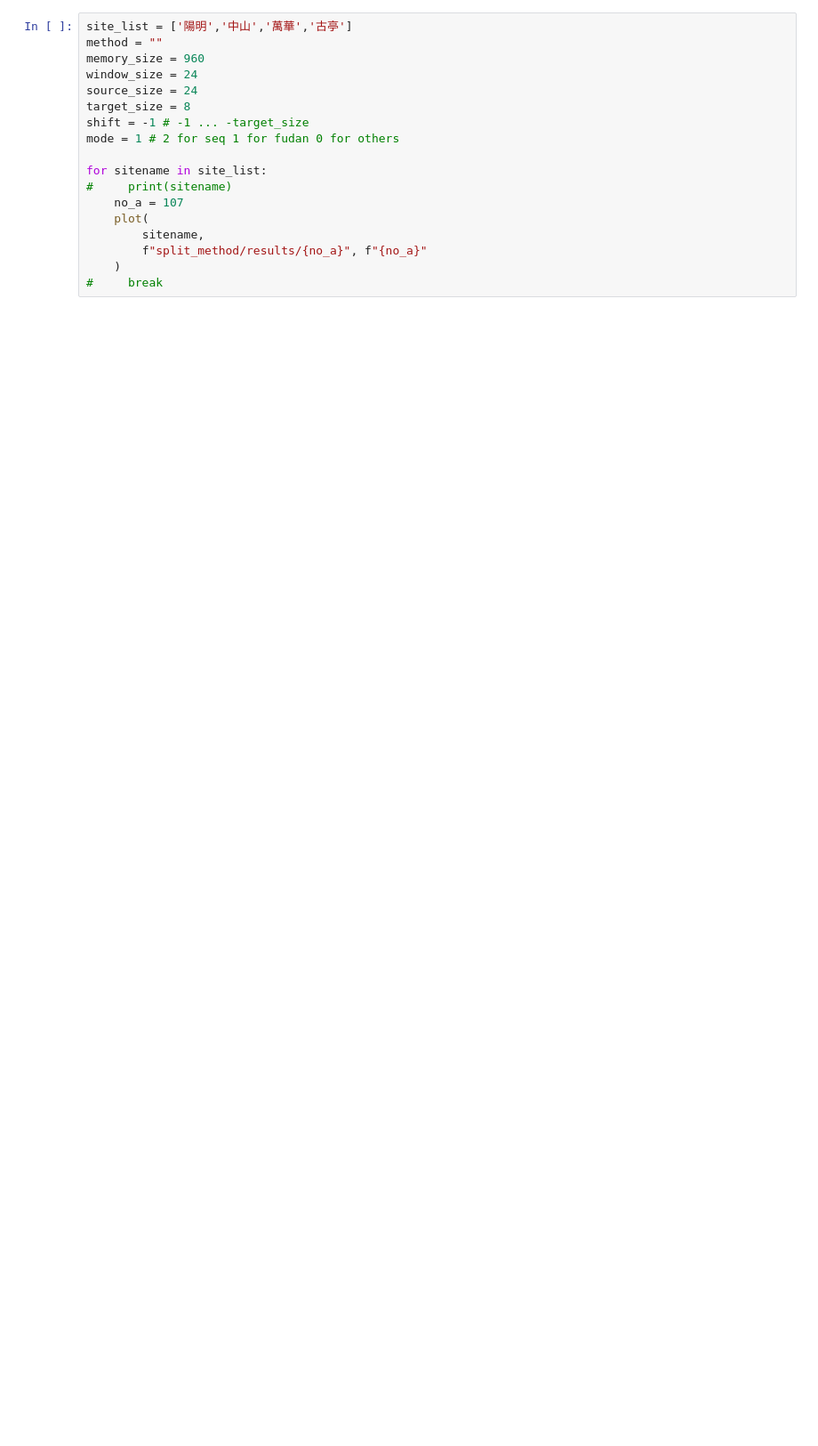
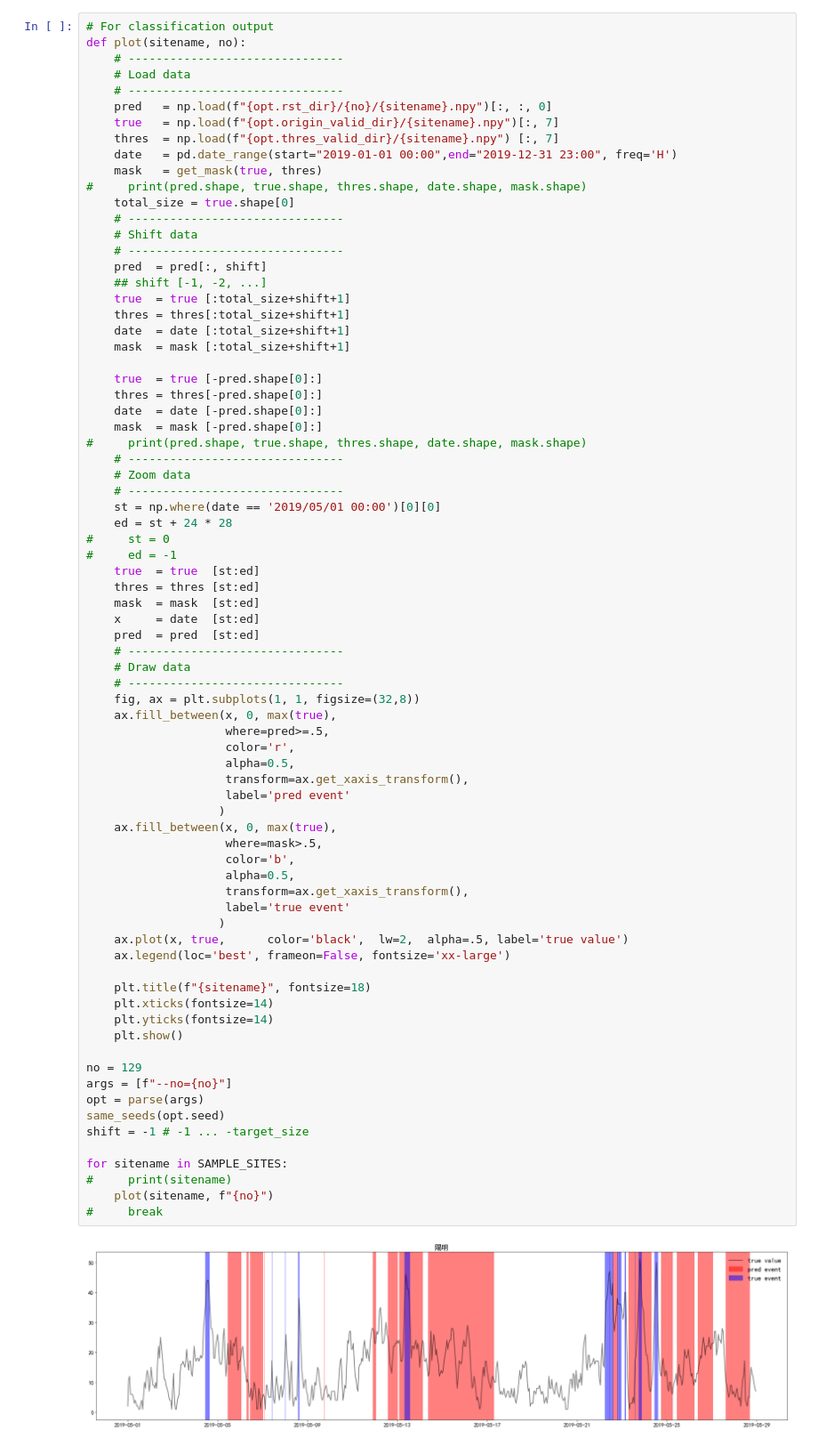
Before and after one commit to archiexdex/pm25_research, a Jupyter notebook: result_visualisation.ipynb, the cells around one changed output. Shown at 89% size. Drawn from its saved outputs; the diff is of its cells as text; blank space fills up the shorter version.

```diff
--- a/result_visualisation.ipynb
+++ b/result_visualisation.ipynb
@@ -135,18 +55,78 @@ thres_path  = "data/thres/valid"
-# %%
-site_list = ['陽明','中山','萬華','古亭']
-method = ""
-memory_size = 960
-window_size = 24
-source_size = 24
-target_size = 8
-shift = -1 # -1 ... -target_size
-mode = 1 # 2 for seq 1 for fudan 0 for others
-
-for sitename in site_list:
-#     print(sitename)
-    no_a = 107
-    plot(
-        sitename,
-        f"split_method/results/{no_a}", f"{no_a}"
-    )
-#     break
+# %%
+# For classification output
+def plot(sitename, no):
+    # -------------------------------
+    # Load data
+    # -------------------------------
+    pred   = np.load(f"{opt.rst_dir}/{no}/{sitename}.npy")[:, :, 0]
+    true   = np.load(f"{opt.origin_valid_dir}/{sitename}.npy")[:, 7]
+    thres  = np.load(f"{opt.thres_valid_dir}/{sitename}.npy") [:, 7]
+    date   = pd.date_range(start="2019-01-01 00:00",end="2019-12-31 23:00", freq='H')
+    mask   = get_mask(true, thres)
+#     print(pred.shape, true.shape, thres.shape, date.shape, mask.shape)
+    total_size = true.shape[0]
+    # -------------------------------
+    # Shift data
+    # -------------------------------
+    pred  = pred[:, shift]
+    ## shift [-1, -2, ...]
+    true  = true [:total_size+shift+1]
+    thres = thres[:total_size+shift+1]
+    date  = date [:total_size+shift+1]
+    mask  = mask [:total_size+shift+1]
+
+    true  = true [-pred.shape[0]:]
+    thres = thres[-pred.shape[0]:]
+    date  = date [-pred.shape[0]:]
+    mask  = mask [-pred.shape[0]:]
+#     print(pred.shape, true.shape, thres.shape, date.shape, mask.shape)
+    # -------------------------------
+    # Zoom data
+    # -------------------------------
+    st = np.where(date == '2019/05/01 00:00')[0][0]
+    ed = st + 24 * 28
+#     st = 0
+#     ed = -1
+    true  = true  [st:ed]
+    thres = thres [st:ed]
+    mask  = mask  [st:ed]
+    x     = date  [st:ed]
+    pred  = pred  [st:ed]
+    # -------------------------------
+    # Draw data
+    # -------------------------------
+    fig, ax = plt.subplots(1, 1, figsize=(32,8))
+    ax.fill_between(x, 0, max(true),
+                    where=pred>=.5,
+                    color='r',
+                    alpha=0.5,
+                    transform=ax.get_xaxis_transform(),
+                    label='pred event'
+                   )
+    ax.fill_between(x, 0, max(true),
+                    where=mask>.5,
+                    color='b',
+                    alpha=0.5,
+                    transform=ax.get_xaxis_transform(),
+                    label='true event'
+                   )
+    ax.plot(x, true,      color='black',  lw=2,  alpha=.5, label='true value')
+    ax.legend(loc='best', frameon=False, fontsize='xx-large')
+
+    plt.title(f"{sitename}", fontsize=18)
+    plt.xticks(fontsize=14)
+    plt.yticks(fontsize=14)
+    plt.show()
+
+no = 129
+args = [f"--no={no}"]
+opt = parse(args)
+same_seeds(opt.seed)
+shift = -1 # -1 ... -target_size
+
+for sitename in SAMPLE_SITES:
+#     print(sitename)
+    plot(sitename, f"{no}")
+#     break
+# %% [output]
+[figure, added]
```
Also changed, not shown: parts of 4 cells of this notebook, 9 other files.
